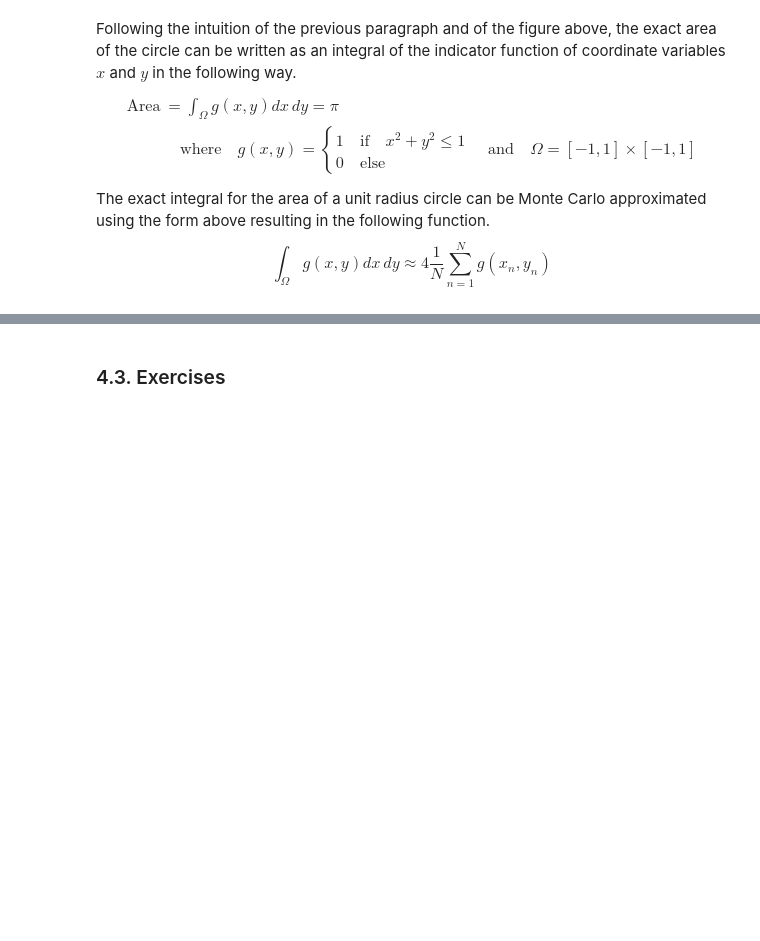
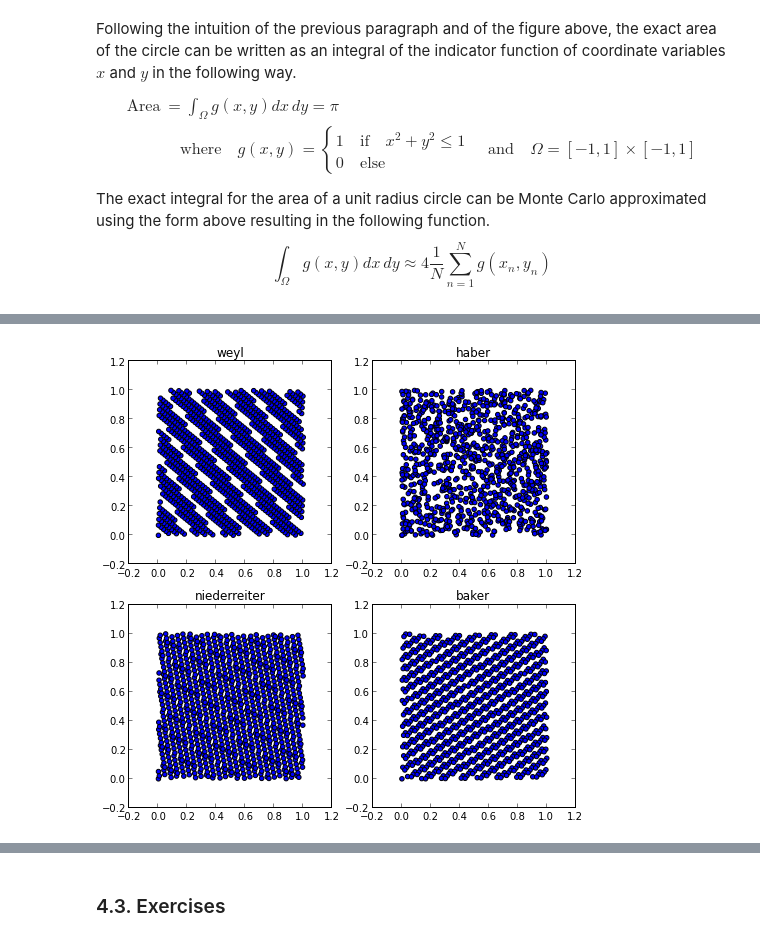
Before and after one commit to UC-MACSS/persp-model-econ_W19, a Jupyter notebook: Notebooks/NumIntegr/NumIntegr.ipynb, the cells around one changed output, grey strips where cells are left out. Saved outputs shown, nothing was run; the diff lists cells and outputs as text; code cells hidden in the pictures; blank space fills up the shorter version.

```diff
--- a/Notebooks/NumIntegr/NumIntegr.ipynb
+++ b/Notebooks/NumIntegr/NumIntegr.ipynb
@@ -209,0 +254,9 @@ Finish this section...
+# %%
+# Download and save the data file NumInt_ComparisonWHNB1000.png
+url = ('https://raw.githubusercontent.com/rickecon/Notebooks/' +
+       'master/NumIntegr/images/NumInt_ComparisonWHNB1000.png')
+image_file = requests.get(url, allow_redirects=True)
+open('images/NumInt_ComparisonWHNB1000.png', 'wb').write(image_file.content)
+Image('images/NumInt_ComparisonWHNB1000.png')
+# %% [output]
+[figure, added]
```
Also changed, not shown: parts of 18 cells of this notebook.
